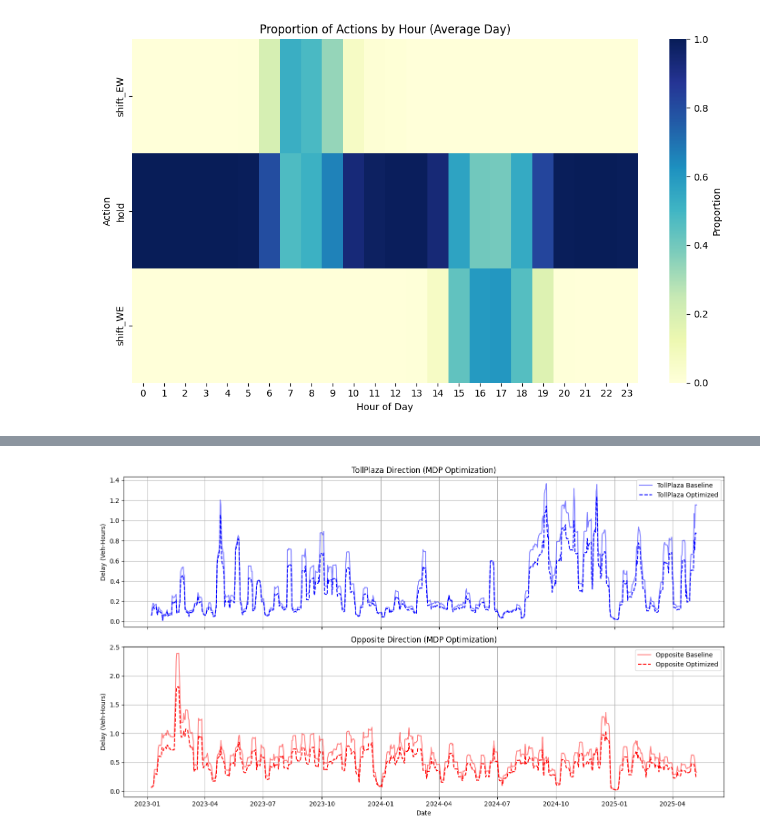
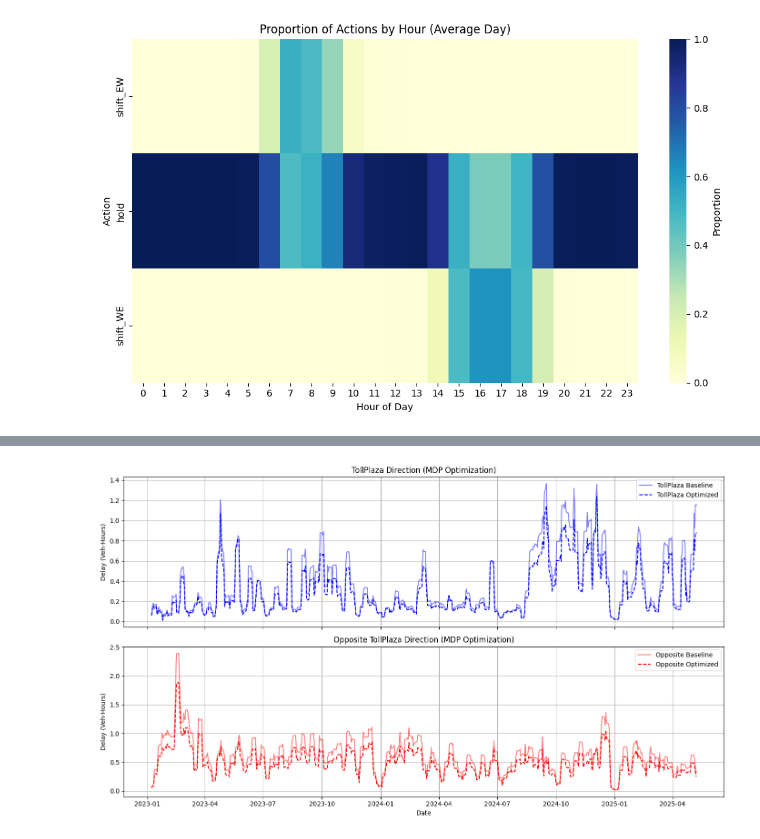
Before and after one commit to joeltam/291D, a Jupyter notebook: 291_Project(update_2).ipynb, the cells around one changed output, grey strips where cells are left out. Saved outputs shown, nothing was run; the diff lists cells and outputs as text; code cells hidden in the pictures.

```diff
--- a/291_Project(update_2).ipynb
+++ b/291_Project(update_2).ipynb
@@ -146,7 +150,7 @@ n = len(time_steps)
 
 actions = ['shift_EW', 'hold', 'shift_WE']
 gamma = 0.95  # discount factor
-shift_cost = 0.1
+shift_cost = 5/60
 
 def get_reward(state_index, action):
     t = time_steps[state_index]
@@ -378,32 +450,32 @@ oppo_daily_opt = oppo_sched.resample('D').mean()
 
 # Apply 7-day rolling mean
 TollPlaza_daily_base['Rolling'] = TollPlaza_daily_base['Delay (V_t=60) (Veh-Hours)'].rolling(7).mean()
 TollPlaza_daily_opt['Rolling'] = TollPlaza_daily_opt['Delay (V_t=60) (Veh-Hours)'].rolling(7).mean()
 
 oppo_daily_base['Rolling'] = oppo_daily_base['Delay (V_t=60) (Veh-Hours)'].rolling(7).mean()
 oppo_daily_opt['Rolling'] = oppo_daily_opt['Delay (V_t=60) (Veh-Hours)'].rolling(7).mean()
 
 # Plot
 fig, ax = plt.subplots(2, 1, figsize=(14, 8), sharex=True)
 
 # TollPlaza direction
 ax[0].plot(TollPlaza_daily_base.index, TollPlaza_daily_base['Rolling'], label='TollPlaza Baseline', color='blue', alpha=0.5)
 ax[0].plot(TollPlaza_daily_opt.index, TollPlaza_daily_opt['Rolling'], label='TollPlaza Optimized', color='blue', linestyle='--')
 ax[0].set_ylabel('Delay (Veh-Hours)')
 ax[0].set_title('TollPlaza Direction (MDP Optimization)')
 ax[0].legend()
 ax[0].grid(True)
 
 # Opposite direction
 ax[1].plot(oppo_daily_base.index, oppo_daily_base['Rolling'], label='Opposite Baseline', color='red', alpha=0.5)
 ax[1].plot(oppo_daily_opt.index, oppo_daily_opt['Rolling'], label='Opposite Optimized', color='red', linestyle='--')
 ax[1].set_ylabel('Delay (Veh-Hours)')
 ax[1].set_xlabel('Date')
-ax[1].set_title('Opposite Direction (MDP Optimization)')
+ax[1].set_title('Opposite TollPlaza Direction (MDP Optimization)')
 ax[1].legend()
 ax[1].grid(True)
 
 plt.tight_layout()
 plt.show()
 # %% [output]
-[figure, old version]
+[figure, new version]
```
Also changed, not shown: parts of 3 cells of this notebook, 1 other file.
